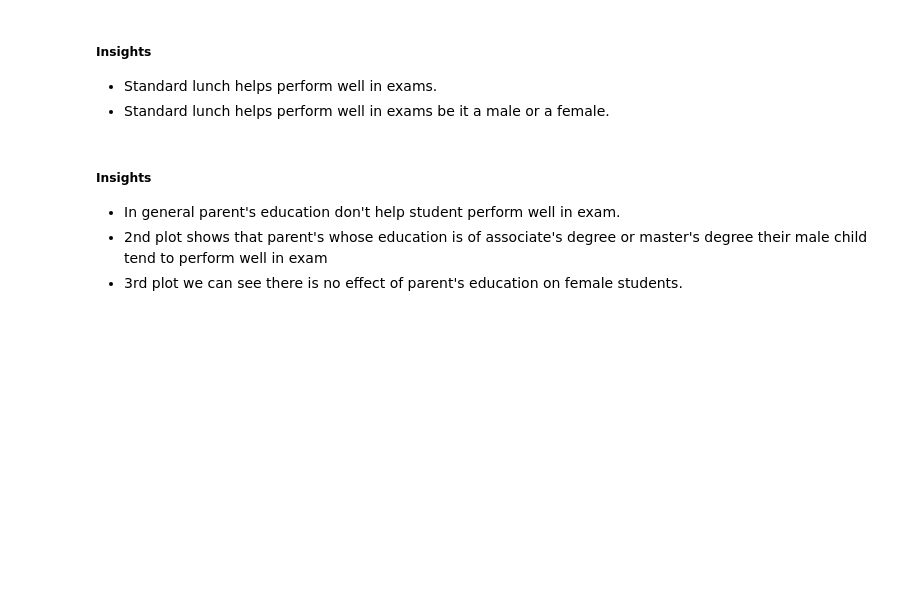
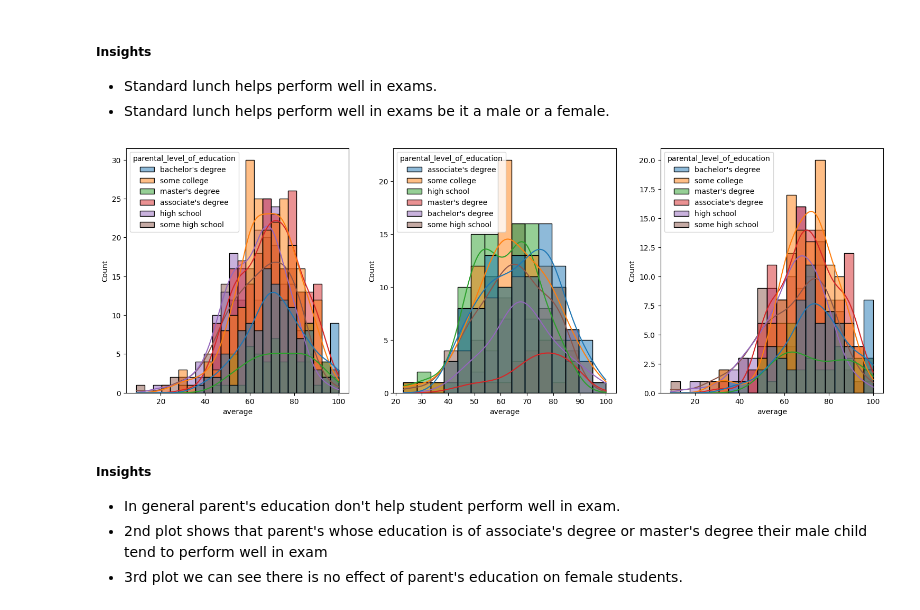
Before and after one commit to alifaridkhan313/End-to-End-MLOps-Student-Performance, a Jupyter notebook: notebooks/Exploratory_Data_Analysis(EDA).ipynb, the cells around one changed output. Drawn from its saved outputs; the diff is of its cells as text; code cells hidden in the pictures; blank space fills up the shorter version.

```diff
--- a/notebooks/Exploratory_Data_Analysis(EDA).ipynb
+++ b/notebooks/Exploratory_Data_Analysis(EDA).ipynb
@@ -38,3 +34,5 @@ Error:
+# %%
+df = pd.read_csv('C:/Ali Khan Space Hub/Machine Learning Project 1/notebooks/data/student_performance_data.csv')
 # %% [markdown]
 #### Show Top 5 Records
 # %%
@@ -288,12 +286,14 @@ plt.show()
 # %%
 plt.subplots(1,3,figsize=(25,6))
 plt.subplot(141)
-ax =sns.histplot(data=df,x='average',kde=True,hue='parental level of education')
+ax =sns.histplot(data=df,x='average',kde=True,hue='parental_level_of_education')
 plt.subplot(142)
-ax =sns.histplot(data=df[df.gender=='male'],x='average',kde=True,hue='parental level of education')
+ax =sns.histplot(data=df[df.gender=='male'],x='average',kde=True,hue='parental_level_of_education')
 plt.subplot(143)
-ax =sns.histplot(data=df[df.gender=='female'],x='average',kde=True,hue='parental level of education')
+ax =sns.histplot(data=df[df.gender=='female'],x='average',kde=True,hue='parental_level_of_education')
 plt.show()
+# %% [output]
+[figure, added]
 # %% [markdown]
 #####  Insights
 - In general parent's education don't help student perform well in exam.
```
Also changed, not shown: parts of 17 cells of this notebook, 6 other files.
